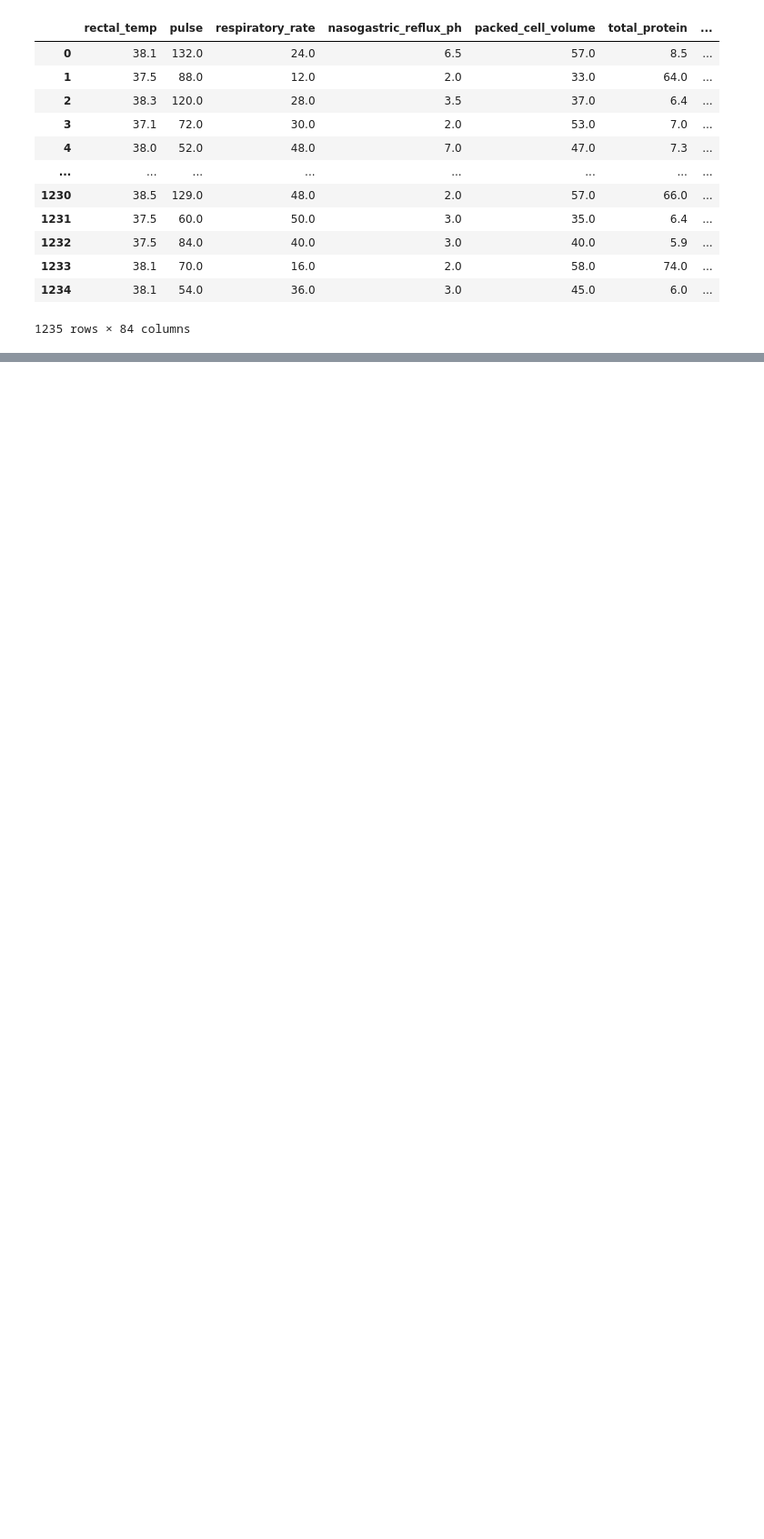
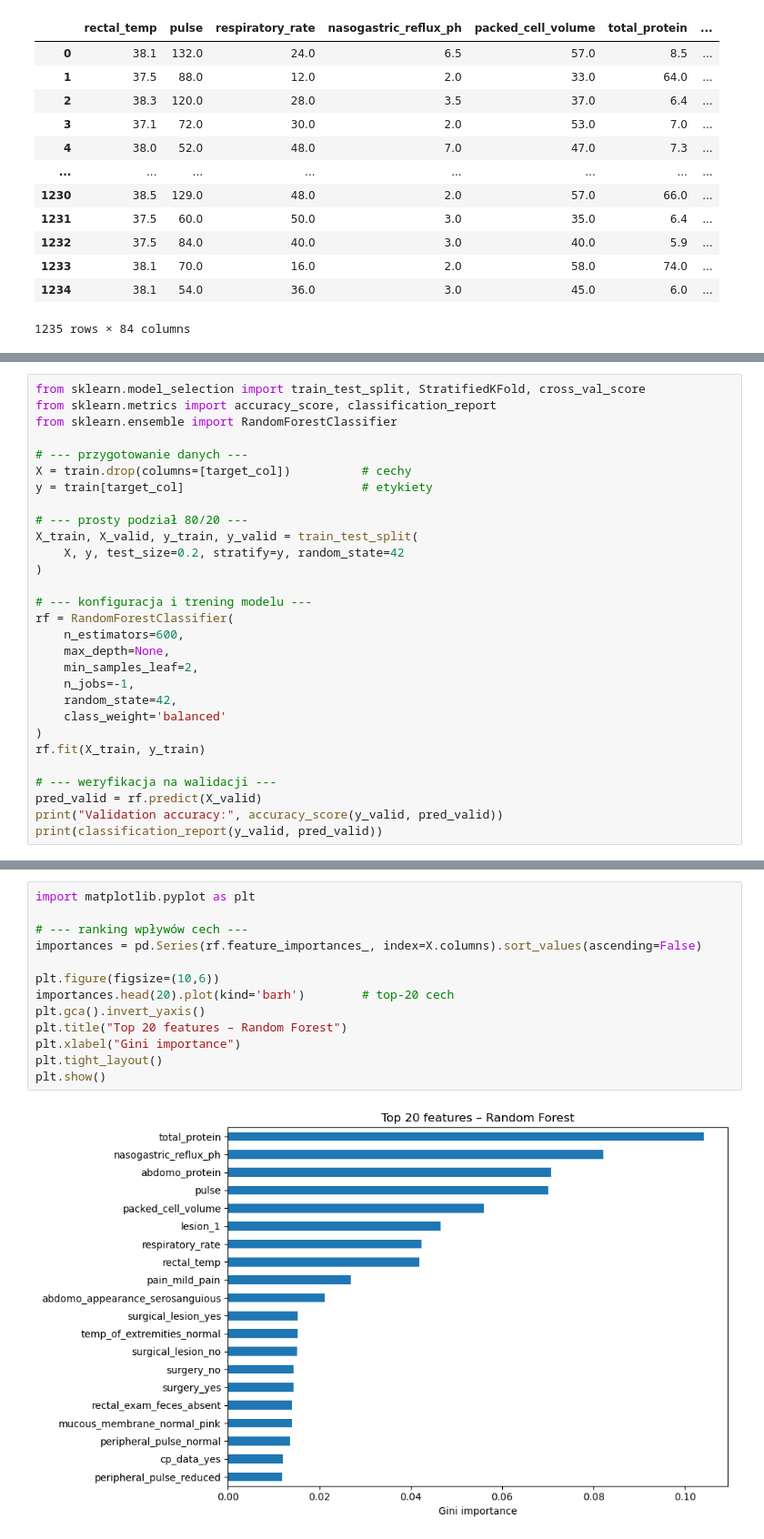
Before and after one commit to michalpawela/IfKonIsAlive, a Jupyter notebook: IfKonIsAlive.ipynb, the cells around one changed output, grey strips where cells are left out. Shown at 91% size. Drawn from its saved outputs; the diff is of its cells as text; blank space fills up the shorter version.

Commit message:
add random forest

```diff
--- a/IfKonIsAlive.ipynb
+++ b/IfKonIsAlive.ipynb
@@ -58,0 +63,29 @@ df_disc
+# %%
+from sklearn.model_selection import train_test_split, StratifiedKFold, cross_val_score
+from sklearn.metrics import accuracy_score, classification_report
+from sklearn.ensemble import RandomForestClassifier
+
+# --- przygotowanie danych ---
+X = train.drop(columns=[target_col])          # cechy
+y = train[target_col]                         # etykiety
+
+# --- prosty podział 80/20 ---
+X_train, X_valid, y_train, y_valid = train_test_split(
+    X, y, test_size=0.2, stratify=y, random_state=42
+)
+
+# --- konfiguracja i trening modelu ---
+rf = RandomForestClassifier(
+    n_estimators=600,
+    max_depth=None,
+    min_samples_leaf=2,
+    n_jobs=-1,
+    random_state=42,
+    class_weight='balanced'
+)
+rf.fit(X_train, y_train)
+
+# --- weryfikacja na walidacji ---
+pred_valid = rf.predict(X_valid)
+print("Validation accuracy:", accuracy_score(y_valid, pred_valid))
+print(classification_report(y_valid, pred_valid))
@@ -58,0 +116,15 @@ df_disc
+# %%
+import matplotlib.pyplot as plt
+
+# --- ranking wpływów cech ---
+importances = pd.Series(rf.feature_importances_, index=X.columns).sort_values(ascending=False)
+
+plt.figure(figsize=(10,6))
+importances.head(20).plot(kind='barh')        # top-20 cech
+plt.gca().invert_yaxis()
+plt.title("Top 20 features – Random Forest")
+plt.xlabel("Gini importance")
+plt.tight_layout()
+plt.show()
+# %% [output]
+[figure, added]
```
Also changed, not shown: parts of 10 cells of this notebook, 1 other file.
